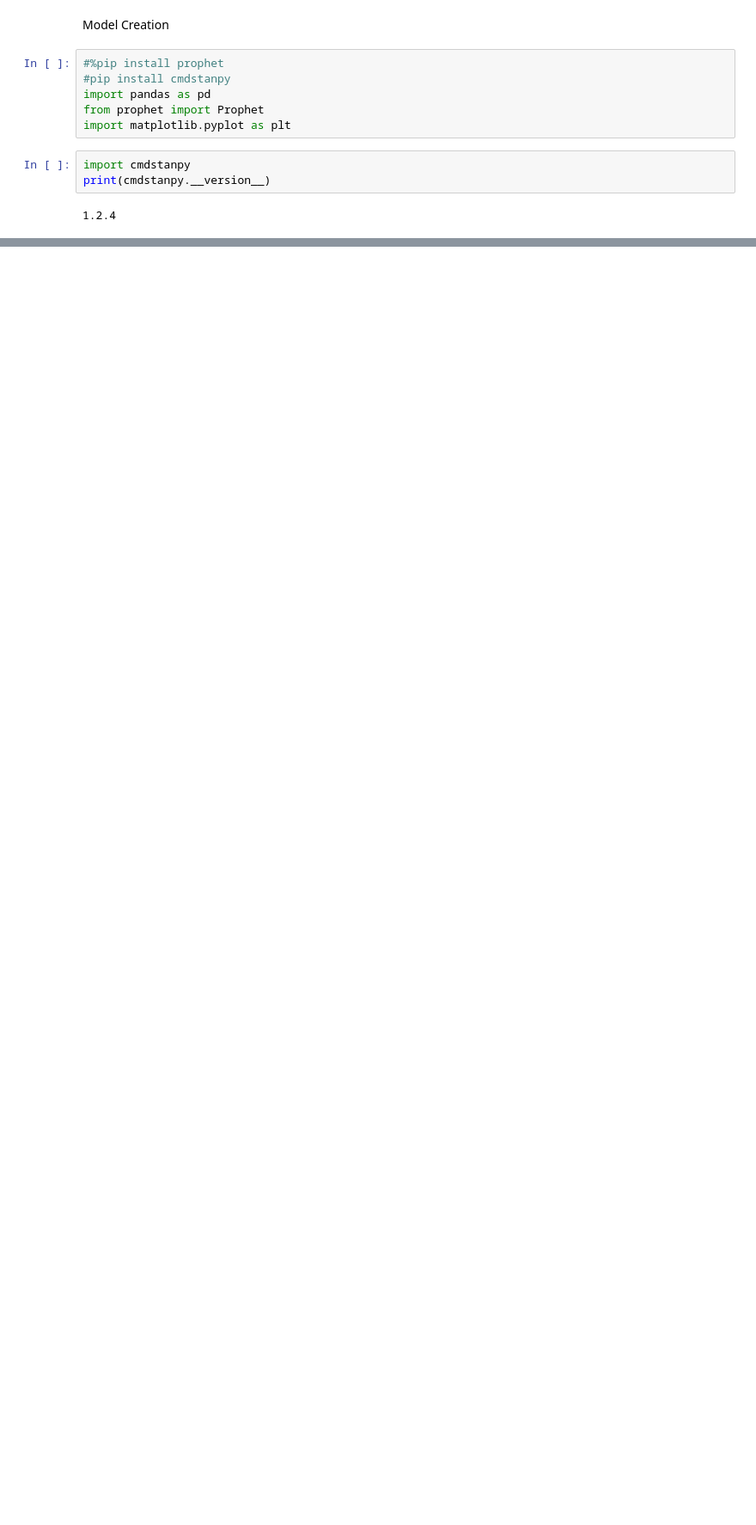
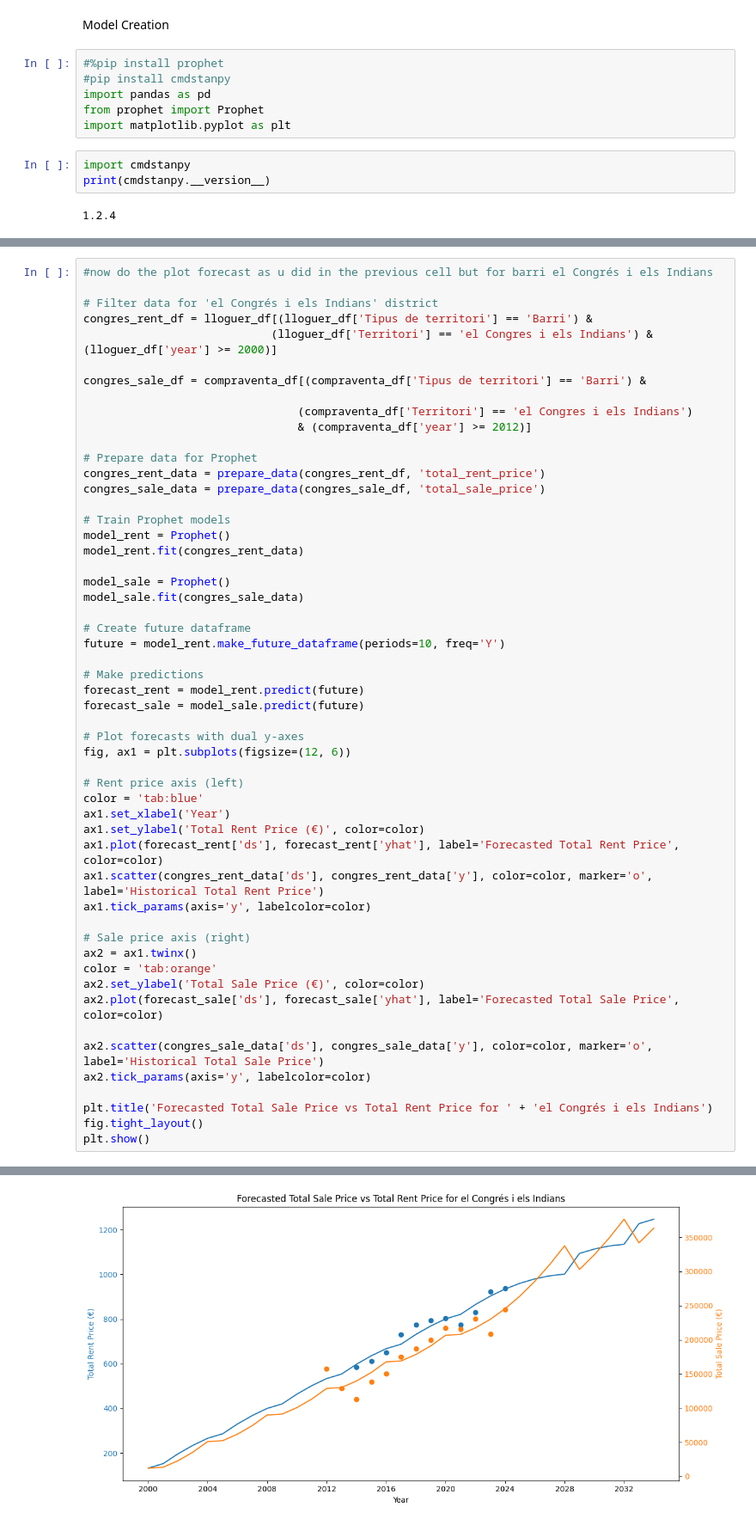
Before and after one commit to pdpau/catalan-realestate-price-prediction, a Jupyter notebook: src/model_opcio2_pisos_barcelona.ipynb, the cells around one changed output, grey strips where cells are left out. Shown at 86% size. Saved outputs shown, nothing was run; the diff lists cells and outputs as text; blank space fills up the shorter version.

```diff
--- a/src/model_opcio2_pisos_barcelona.ipynb
+++ b/src/model_opcio2_pisos_barcelona.ipynb
@@ -361,0 +421,54 @@ plt.show()
+# %%
+#now do the plot forecast as u did in the previous cell but for barri el Congrés i els Indians
+
+# Filter data for 'el Congrés i els Indians' district
+congres_rent_df = lloguer_df[(lloguer_df['Tipus de territori'] == 'Barri') &
+                            (lloguer_df['Territori'] == 'el Congres i els Indians') & (lloguer_df['year'] >= 2000)]
+
+congres_sale_df = compraventa_df[(compraventa_df['Tipus de territori'] == 'Barri') &
+
+                                (compraventa_df['Territori'] == 'el Congres i els Indians')
+                                & (compraventa_df['year'] >= 2012)]
+
+# Prepare data for Prophet
+congres_rent_data = prepare_data(congres_rent_df, 'total_rent_price')
+congres_sale_data = prepare_data(congres_sale_df, 'total_sale_price')
+
+# Train Prophet models
+model_rent = Prophet()
+model_rent.fit(congres_rent_data)
+
+model_sale = Prophet()
+model_sale.fit(congres_sale_data)
+
+# Create future dataframe
+future = model_rent.make_future_dataframe(periods=10, freq='Y')
+
+# Make predictions
+forecast_rent = model_rent.predict(future)
+forecast_sale = model_sale.predict(future)
+
+# Plot forecasts with dual y-axes
+fig, ax1 = plt.subplots(figsize=(12, 6))
+
+# Rent price axis (left)
+color = 'tab:blue'
+ax1.set_xlabel('Year')
+ax1.set_ylabel('Total Rent Price (€)', color=color)
+ax1.plot(forecast_rent['ds'], forecast_rent['yhat'], label='Forecasted Total Rent Price', color=color)
+ax1.scatter(congres_rent_data['ds'], congres_rent_data['y'], color=color, marker='o', label='Historical Total Rent Price')
+ax1.tick_params(axis='y', labelcolor=color)
+
+# Sale price axis (right)
+ax2 = ax1.twinx()
+color = 'tab:orange'
+ax2.set_ylabel('Total Sale Price (€)', color=color)
+ax2.plot(forecast_sale['ds'], forecast_sale['yhat'], label='Forecasted Total Sale Price', color=color)
+
+ax2.scatter(congres_sale_data['ds'], congres_sale_data['y'], color=color, marker='o', label='Historical Total Sale Price')
+ax2.tick_params(axis='y', labelcolor=color)
+
+plt.title('Forecasted Total Sale Price vs Total Rent Price for ' + 'el Congrés i els Indians')
+fig.tight_layout()
+plt.show()
+# %% [output]
@@ -361,0 +479 @@ plt.show()
+[figure, added]
```
Also changed, not shown: parts of 14 cells of this notebook, 11 other files.
